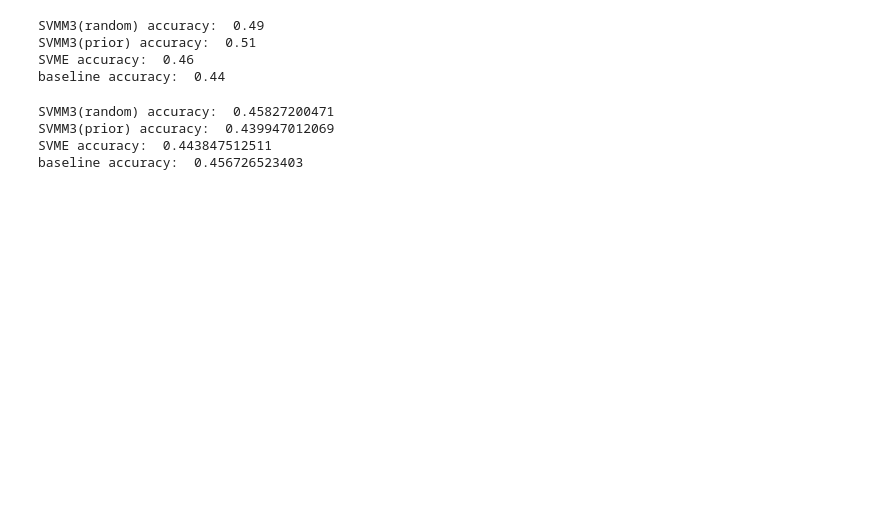
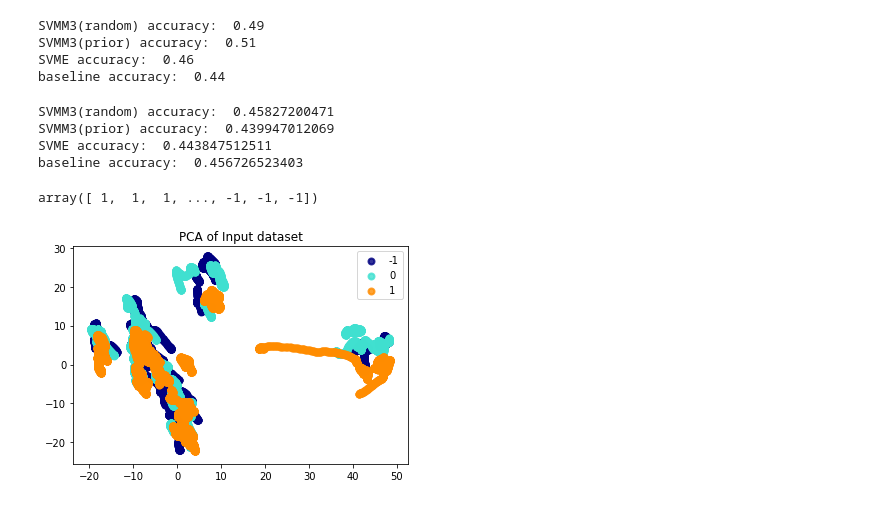
Before and after one commit to kevinlee9/NNwork, a Jupyter notebook: assignment2/work2.ipynb, the cells around one changed output. Cells and saved outputs as stored; diff of their text form; code cells hidden in the pictures; blank space fills up the shorter version.

```diff
--- a/assignment2/work2.ipynb
+++ b/assignment2/work2.ipynb
@@ -293,0 +298,11 @@ np.min(a)
+# %%
+y_train
+# %% [output]
+array([ 1,  1,  1, ..., -1, -1, -1])
+# %%
+model = SVME(3, C=10, class_weight="balanced")
+model.fit(X_train, y_train+1)
+y_predict = model.predict(X_train)
+visual_2D(X_train, y_predict-1)
+# %% [output]
+[figure, added]
```
Also changed, not shown: parts of 4 cells of this notebook.
